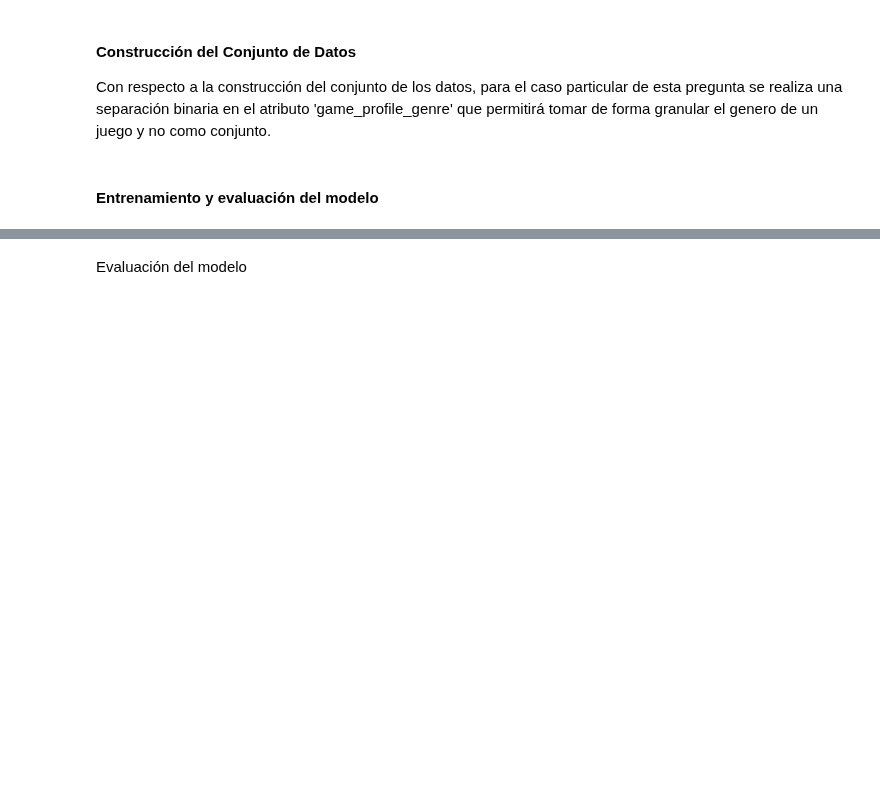
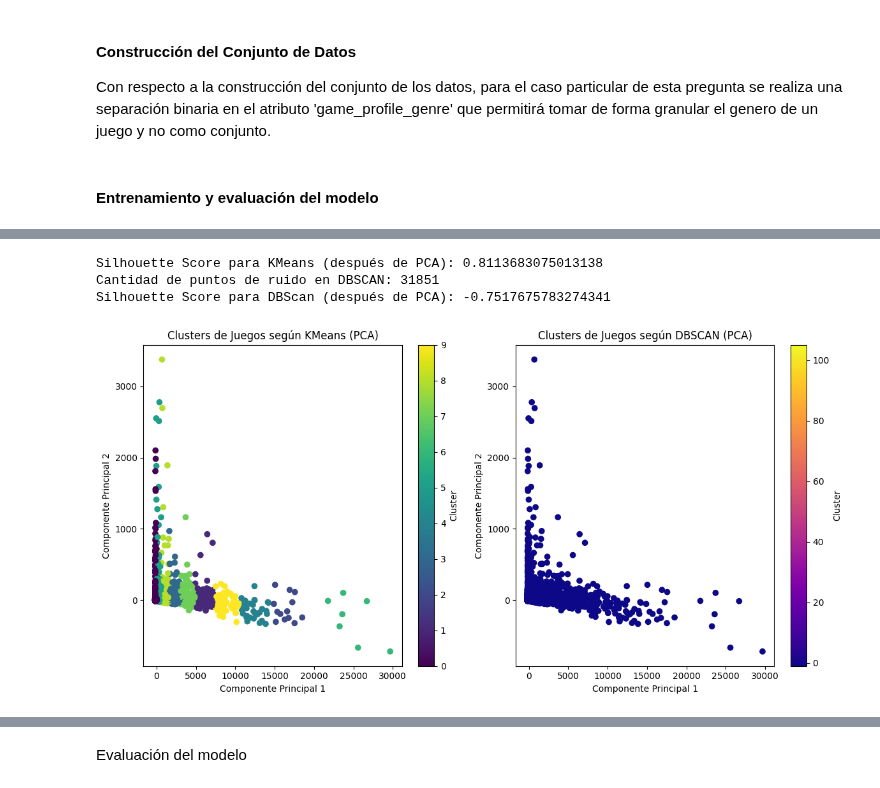
Before and after one commit to SebaSalasLvd/proyecto-mineria, a Jupyter notebook: hito-2/resultados_prelim.ipynb, the cells around one changed output, grey strips where cells are left out. Saved outputs shown, nothing was run; the diff lists cells and outputs as text; code cells hidden in the pictures; blank space fills up the shorter version.

```diff
--- a/hito-2/resultados_prelim.ipynb
+++ b/hito-2/resultados_prelim.ipynb
@@ -115,0 +144,61 @@ df.to_csv('df_reduced.csv', index=False)
+# %%
+from sklearn.metrics import silhouette_score
+from sklearn.decomposition import PCA
+import matplotlib.pyplot as plt
+from sklearn.cluster import KMeans, DBSCAN
+
+
+pca = PCA(n_components=200)
+pca_components = pca.fit_transform(features)
+
+
+kmeans = KMeans(n_clusters=10, random_state=0)
+df_filtered['cluster_kmeans'] = kmeans.fit_predict(pca_components)
+
+
+dbscan = DBSCAN(eps=0.8, min_samples=5)
+df_filtered['cluster_dbscan'] = dbscan.fit_predict(pca_components)
+
+df_filtered['PCA1'] = pca_components[:, 0]
+df_filtered['PCA2'] = pca_components[:, 1]
+
+
+silhouette_kmeans = silhouette_score(pca_components, df_filtered['cluster_kmeans'])
+print(f"Silhouette Score para KMeans (después de PCA): {silhouette_kmeans}")
+
+
+n_ruido = sum(df_filtered['cluster_dbscan'] == -1)
+print(f"Cantidad de puntos de ruido en DBSCAN: {n_ruido}")
+
+
+if len(set(df_filtered['cluster_dbscan'])) > 1:
+    silhouette_dbscan = silhouette_score(pca_components, df_filtered['cluster_dbscan'])
+    print(f"Silhouette Score para DBScan (después de PCA): {silhouette_dbscan}")
+else:
+    print("DBSCAN no ha encontrado suficientes clusters válidos para calcular el Silhouette Score.")
+
+plt.figure(figsize=(12, 6))
+
+# gráfico PCA con kmeans
+plt.subplot(1, 2, 1)
+plt.scatter(df_filtered['PCA1'], df_filtered['PCA2'], c=df_filtered['cluster_kmeans'], cmap='viridis')
+plt.title('Clusters de Juegos según KMeans (PCA)')
+plt.xlabel('Componente Principal 1')
+plt.ylabel('Componente Principal 2')
+plt.colorbar(label='Cluster')
+
+# gráfico DBSCAN
+plt.subplot(1, 2, 2)
+plt.scatter(df_filtered['PCA1'], df_filtered['PCA2'], c=df_filtered['cluster_dbscan'], cmap='plasma')
+plt.title('Clusters de Juegos según DBSCAN (PCA)')
+plt.xlabel('Componente Principal 1')
+plt.ylabel('Componente Principal 2')
+plt.colorbar(label='Cluster')
+
+plt.tight_layout()
+plt.show()
+# %% [output]
+Silhouette Score para KMeans (después de PCA): 0.8113683075013138
+Cantidad de puntos de ruido en DBSCAN: 31851
+Silhouette Score para DBScan (después de PCA): -0.7517675783274341
+[figure, added]
```
Also changed, not shown: parts of 14 cells of this notebook, 1 other file.
